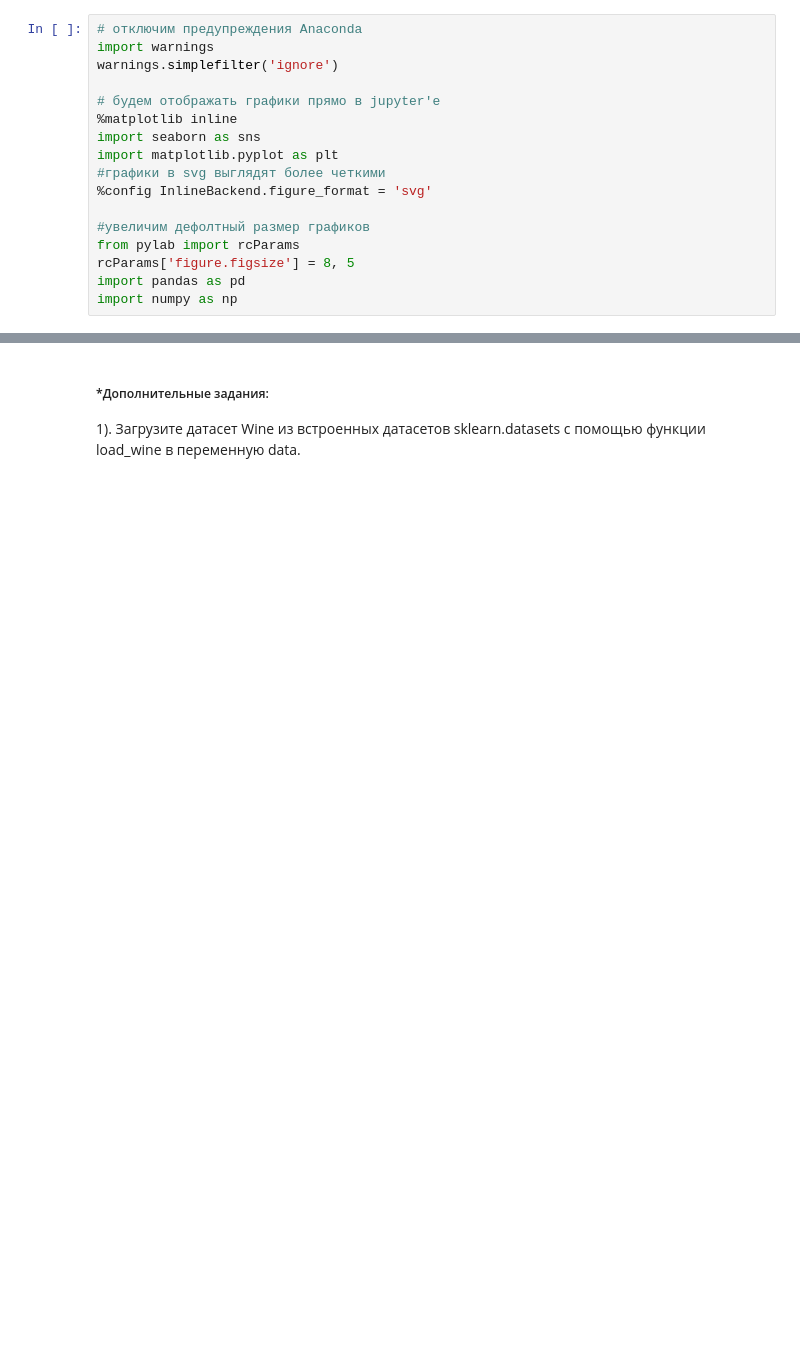
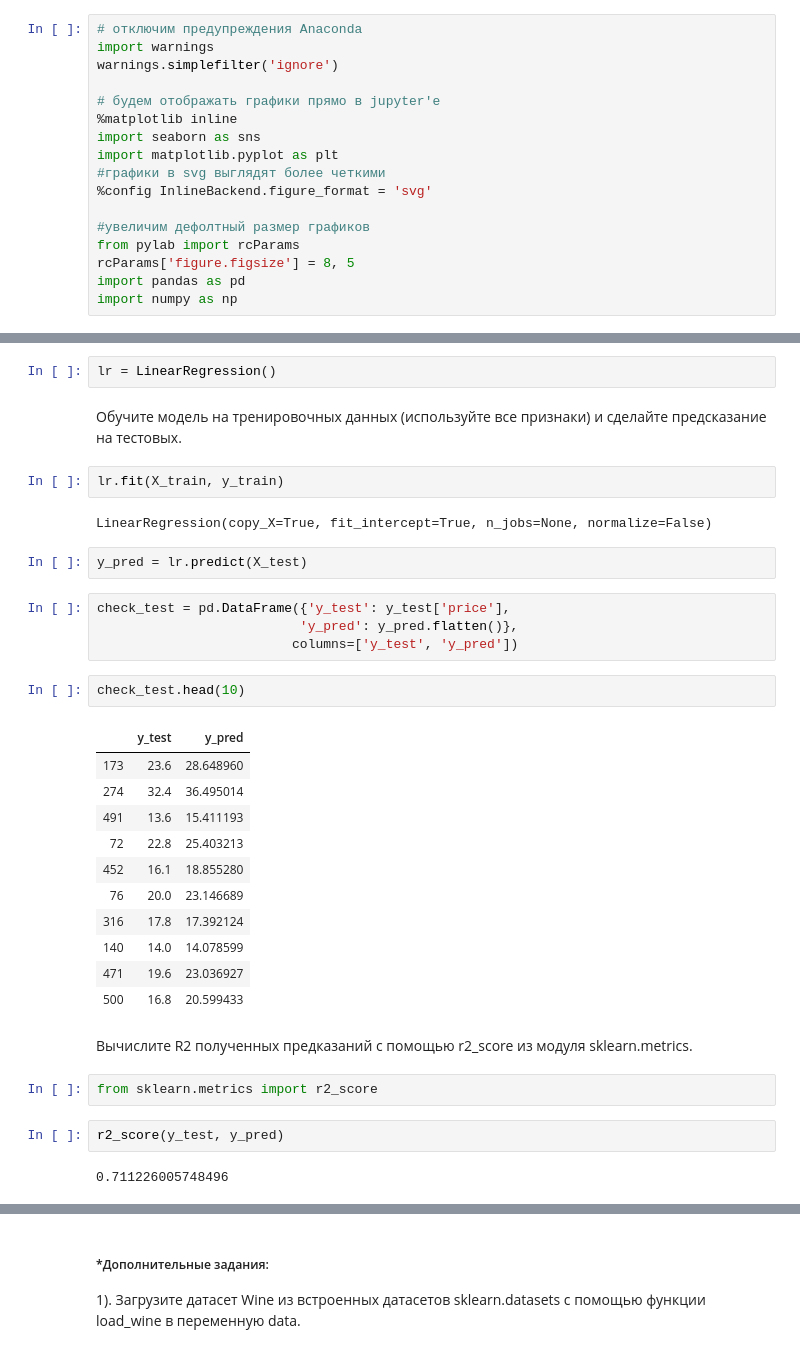
Before and after one commit to alakoshko/gb_2020_ai_ds, a Jupyter notebook: Lesson-05-06.ipynb, the cells around one changed output, grey strips where cells are left out. Saved outputs shown, nothing was run; the diff lists cells and outputs as text; blank space fills up the shorter version.

```diff
--- a/Lesson-05-06.ipynb
+++ b/Lesson-05-06.ipynb
@@ -17,0 +86,36 @@ import numpy as np
+# %%
+lr = LinearRegression()
+# %% [markdown]
+Обучите модель на тренировочных данных (используйте все признаки) и сделайте предсказание на тестовых.
+# %%
+lr.fit(X_train, y_train)
+# %% [output]
+LinearRegression(copy_X=True, fit_intercept=True, n_jobs=None, normalize=False)
+# %%
+y_pred = lr.predict(X_test)
+# %%
+check_test = pd.DataFrame({'y_test': y_test['price'],
+                          'y_pred': y_pred.flatten()},
+                         columns=['y_test', 'y_pred'])
+# %%
+check_test.head(10)
+# %% [output]
+|  | y_test | y_pred |
+| 173 | 23.6 | 28.648960 |
+| 274 | 32.4 | 36.495014 |
+| 491 | 13.6 | 15.411193 |
+| 72 | 22.8 | 25.403213 |
+| 452 | 16.1 | 18.855280 |
+| 76 | 20.0 | 23.146689 |
+| 316 | 17.8 | 17.392124 |
+| 140 | 14.0 | 14.078599 |
+| 471 | 19.6 | 23.036927 |
+| 500 | 16.8 | 20.599433 |
+# %% [markdown]
+Вычислите R2 полученных предказаний с помощью r2_score из модуля sklearn.metrics.
+# %%
+from sklearn.metrics import r2_score
+# %%
+r2_score(y_test, y_pred)
+# %% [output]
+0.711226005748496
```
Also changed, not shown: parts of 30 cells of this notebook.
